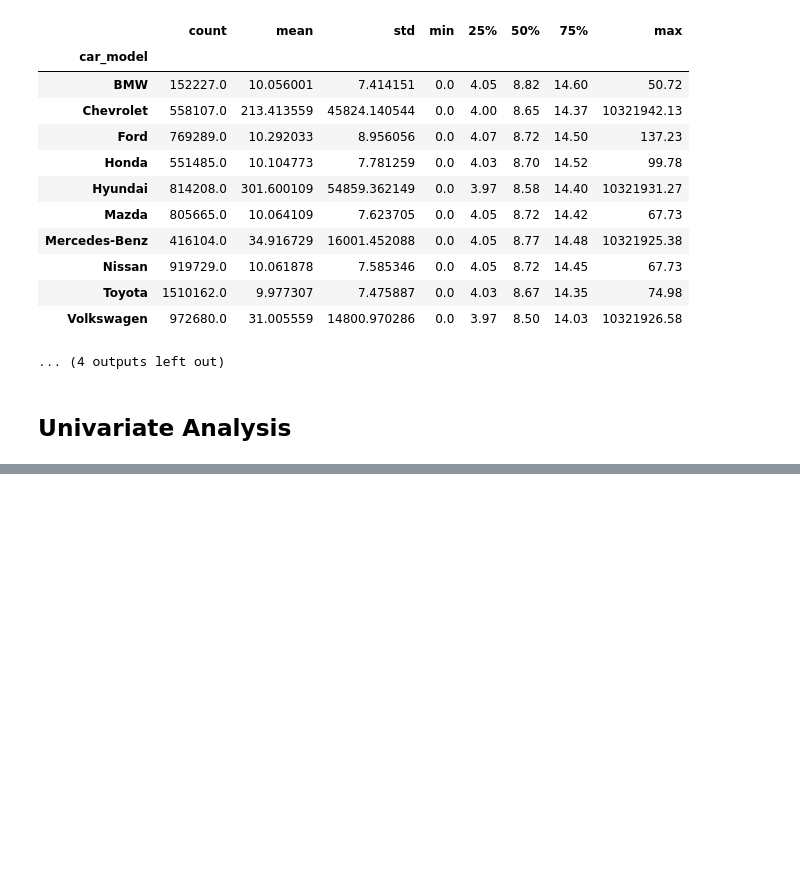
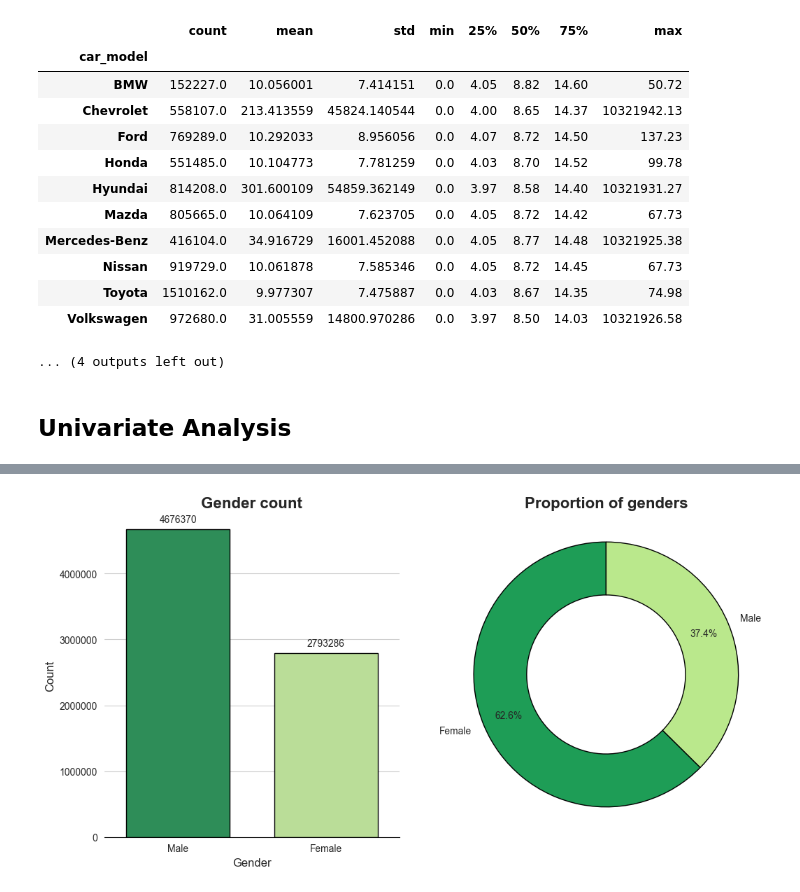
Before and after one commit to timothyckl/Just-Taxi-Analysis, a Jupyter notebook: analysis/eda.ipynb, the cells around one changed output, grey strips where cells are left out. Saved outputs shown, nothing was run; the diff lists cells and outputs as text; code cells hidden in the pictures; blank space fills up the shorter version.

```diff
--- a/analysis/eda.ipynb
+++ b/analysis/eda.ipynb
@@ -353,0 +389,30 @@ Trip duration (m) by car model
+# %%
+fig, axes = plt.subplots(1, 2, figsize=(12, 6))
+
+# bar chart
+sns.countplot(x=cleaned_df['gender'], width=.7, edgecolor='k', palette=palette, ax=axes[0])
+axes[0].set_title('Gender count', fontsize=16, fontweight='semibold', **hfont)
+axes[0].set_xlabel('Gender', fontsize=12, **hfont)
+axes[0].set_ylabel('Count', fontsize=12, **hfont)
+axes[0].get_yaxis().get_major_formatter().set_scientific(False)
+axes[0].spines['top'].set_visible(False)
+axes[0].spines['right'].set_visible(False)
+axes[0].spines['left'].set_visible(False)
+axes[0].spines['bottom'].set_color('k')
+
+# annotate bar chart
+for p in axes[0].patches:
+    axes[0].annotate(f'{p.get_height():.0f}', (p.get_x() + p.get_width() / 2., p.get_height()),
+                     ha='center', va='center', xytext=(0, 10), textcoords='offset points', fontsize=10)
+
+# donut chart
+labels = np.unique(cleaned_df['gender'])
+sizes = cleaned_df['gender'].value_counts()
+
+axes[1].pie(sizes, colors=palette, labels=labels, autopct='%.1f%%', pctdistance=.8, labeldistance=1.1,
+          startangle=90, radius=1, wedgeprops=dict(width=.4, edgecolor='k'))
+axes[1].set_title('Proportion of genders', fontsize=16, fontweight='semibold', **hfont)
+axes[1].axis('equal')
+plt.show()
+# %% [output]
+[figure, added]
```
Also changed, not shown: parts of 7 cells of this notebook.
